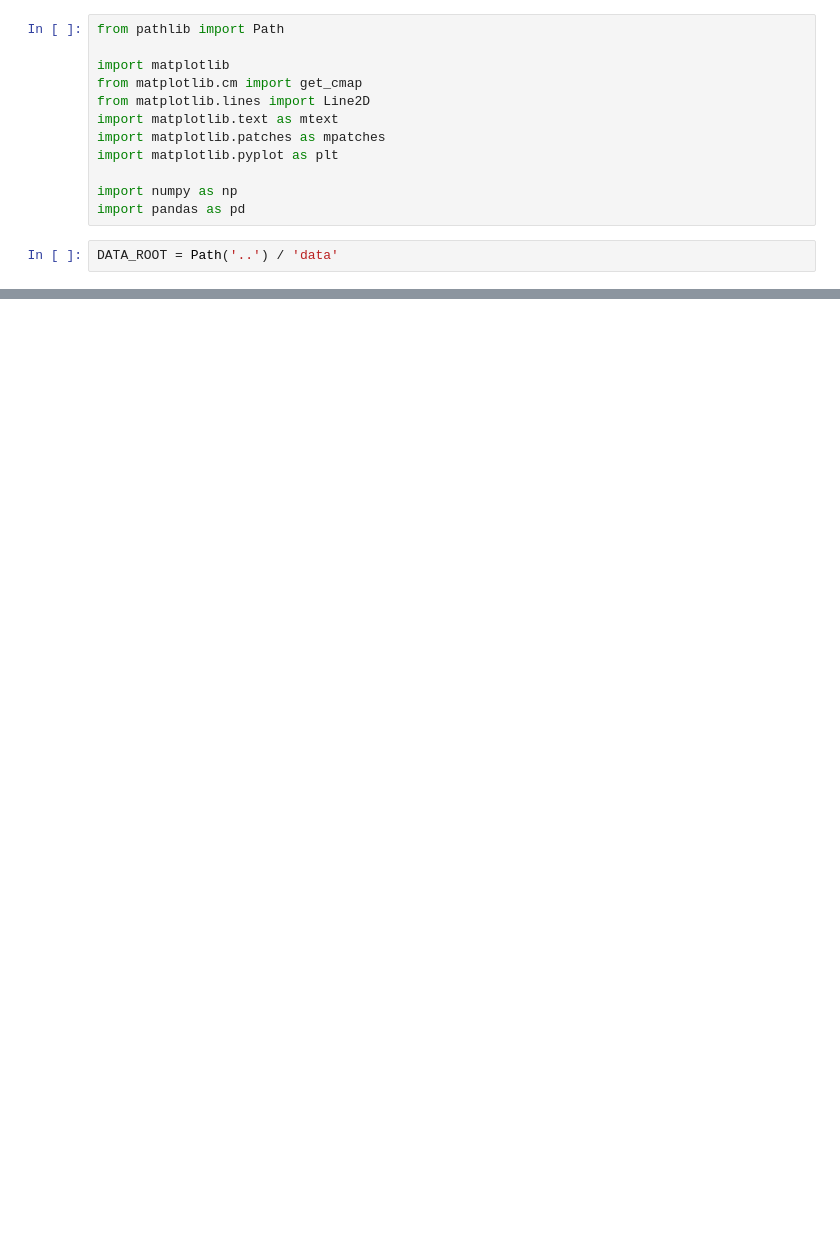
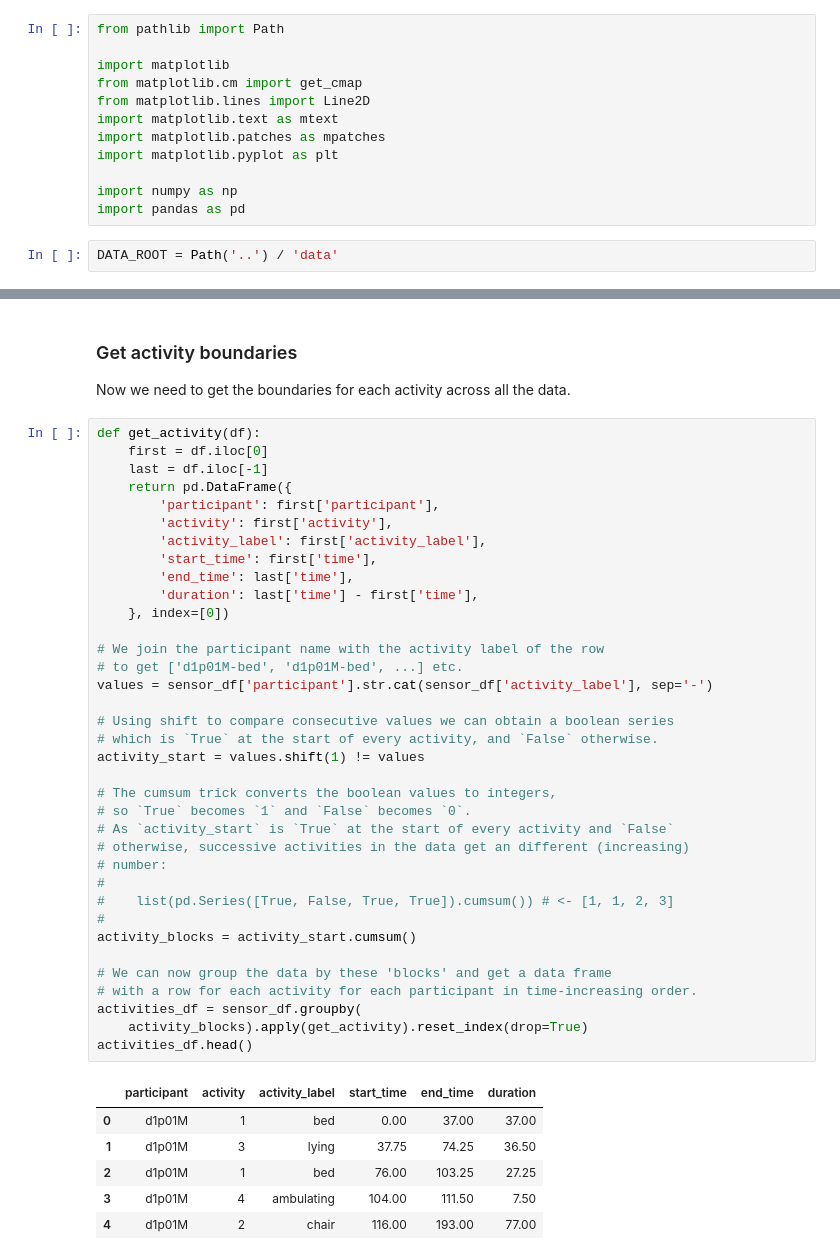
Before and after one commit to ym-pett/motiondetection, a Jupyter notebook: notebooks/activity_plots.ipynb, the cells around one changed output, grey strips where cells are left out. Cells and saved outputs as stored; diff of their text form; blank space fills up the shorter version.

```diff
--- a/notebooks/activity_plots.ipynb
+++ b/notebooks/activity_plots.ipynb
@@ -67,0 +39,47 @@ activity_times_df.head()
+# %% [markdown]
+### Get activity boundaries
+
+Now we need to get the boundaries for each activity across all the data.
+# %%
+def get_activity(df):
+    first = df.iloc[0]
+    last = df.iloc[-1]
+    return pd.DataFrame({
+        'participant': first['participant'],
+        'activity': first['activity'],
+        'activity_label': first['activity_label'],
+        'start_time': first['time'],
+        'end_time': last['time'],
+        'duration': last['time'] - first['time'],
+    }, index=[0])
+
+# We join the participant name with the activity label of the row
+# to get ['d1p01M-bed', 'd1p01M-bed', ...] etc.
+values = sensor_df['participant'].str.cat(sensor_df['activity_label'], sep='-')
+
+# Using shift to compare consecutive values we can obtain a boolean series
+# which is `True` at the start of every activity, and `False` otherwise.
+activity_start = values.shift(1) != values
+
+# The cumsum trick converts the boolean values to integers,
+# so `True` becomes `1` and `False` becomes `0`.
+# As `activity_start` is `True` at the start of every activity and `False`
+# otherwise, successive activities in the data get an different (increasing)
+# number:
+#
+#    list(pd.Series([True, False, True, True]).cumsum()) # <- [1, 1, 2, 3]
+#
+activity_blocks = activity_start.cumsum()
+
+# We can now group the data by these 'blocks' and get a data frame
+# with a row for each activity for each participant in time-increasing order.
+activities_df = sensor_df.groupby(
+    activity_blocks).apply(get_activity).reset_index(drop=True)
+activities_df.head()
+# %% [output]
+|  | participant | activity | activity_label | start_time | end_time | duration |
+| 0 | d1p01M | 1 | bed | 0.00 | 37.00 | 37.00 |
+| 1 | d1p01M | 3 | lying | 37.75 | 74.25 | 36.50 |
+| 2 | d1p01M | 1 | bed | 76.00 | 103.25 | 27.25 |
+| 3 | d1p01M | 4 | ambulating | 104.00 | 111.50 | 7.50 |
+| 4 | d1p01M | 2 | chair | 116.00 | 193.00 | 77.00 |
```
Also changed, not shown: parts of 6 cells of this notebook.
